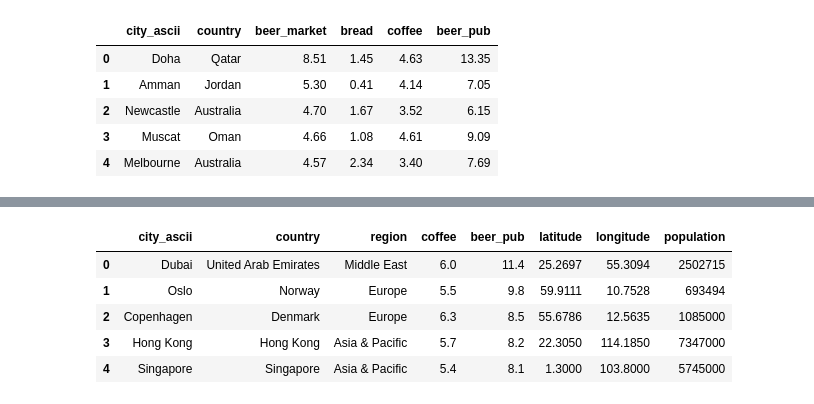
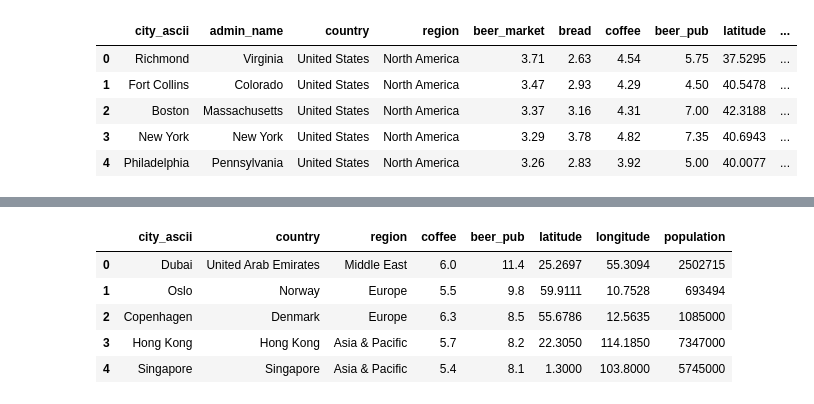
Before and after one commit to christalee/cost-of-drinking, a Jupyter notebook: cola-map.ipynb, the cells around one changed output, grey strips where cells are left out. Saved outputs shown, nothing was run; the diff lists cells and outputs as text; code cells hidden in the pictures.

Commit message:
data cleaning for pintprice, expatistan, numbeo, and city_data

```diff
--- a/cola-map.ipynb
+++ b/cola-map.ipynb
@@ -6,13 +54,13 @@ import json
 # %%
-numbeo = pd.read_csv('data/numbeo/numbeo.csv').drop(columns=["Unnamed: 0"])
-numbeo_clean = pd.read_csv('data/numbeo/numbeo_clean.csv').drop(columns=['Unnamed: 0'])
-numbeo = numbeo.reindex(columns=['city_ascii', 'country', 'beer_market', 'bread', 'coffee', 'beer_pub'])
+# load in numbeo data
+numbeo = pd.read_csv('data/numbeo/numbeo_clean.csv').drop(columns=["Unnamed: 0"])
+numbeo = numbeo.reindex(columns=['city_ascii', 'admin_name', 'country', 'region', 'beer_market', 'bread', 'coffee', 'beer_pub', 'latitude', 'longitude', 'population'])
 
 numbeo.head()
 # %% [output]
-|  | city_ascii | country | beer_market | bread | coffee | beer_pub |
-| 0 | Doha | Qatar | 8.51 | 1.45 | 4.63 | 13.35 |
-| 1 | Amman | Jordan | 5.30 | 0.41 | 4.14 | 7.05 |
-| 2 | Newcastle | Australia | 4.70 | 1.67 | 3.52 | 6.15 |
-| 3 | Muscat | Oman | 4.66 | 1.08 | 4.61 | 9.09 |
-| 4 | Melbourne | Australia | 4.57 | 2.34 | 3.40 | 7.69 |
+|  | city_ascii | admin_name | country | region | beer_market | bread | coffee | beer_pub | latitude | ... |
+| 0 | Richmond | Virginia | United States | North America | 3.71 | 2.63 | 4.54 | 5.75 | 37.5295 | ... |
+| 1 | Fort Collins | Colorado | United States | North America | 3.47 | 2.93 | 4.29 | 4.50 | 40.5478 | ... |
+| 2 | Boston | Massachusetts | United States | North America | 3.37 | 3.16 | 4.31 | 7.00 | 42.3188 | ... |
+| 3 | New York | New York | United States | North America | 3.29 | 3.78 | 4.82 | 7.35 | 40.6943 | ... |
+| 4 | Philadelphia | Pennsylvania | United States | North America | 3.26 | 2.83 | 3.92 | 5.00 | 40.0077 | ... |
```
Also changed, not shown: parts of 27 cells of this notebook, 11 other files.
